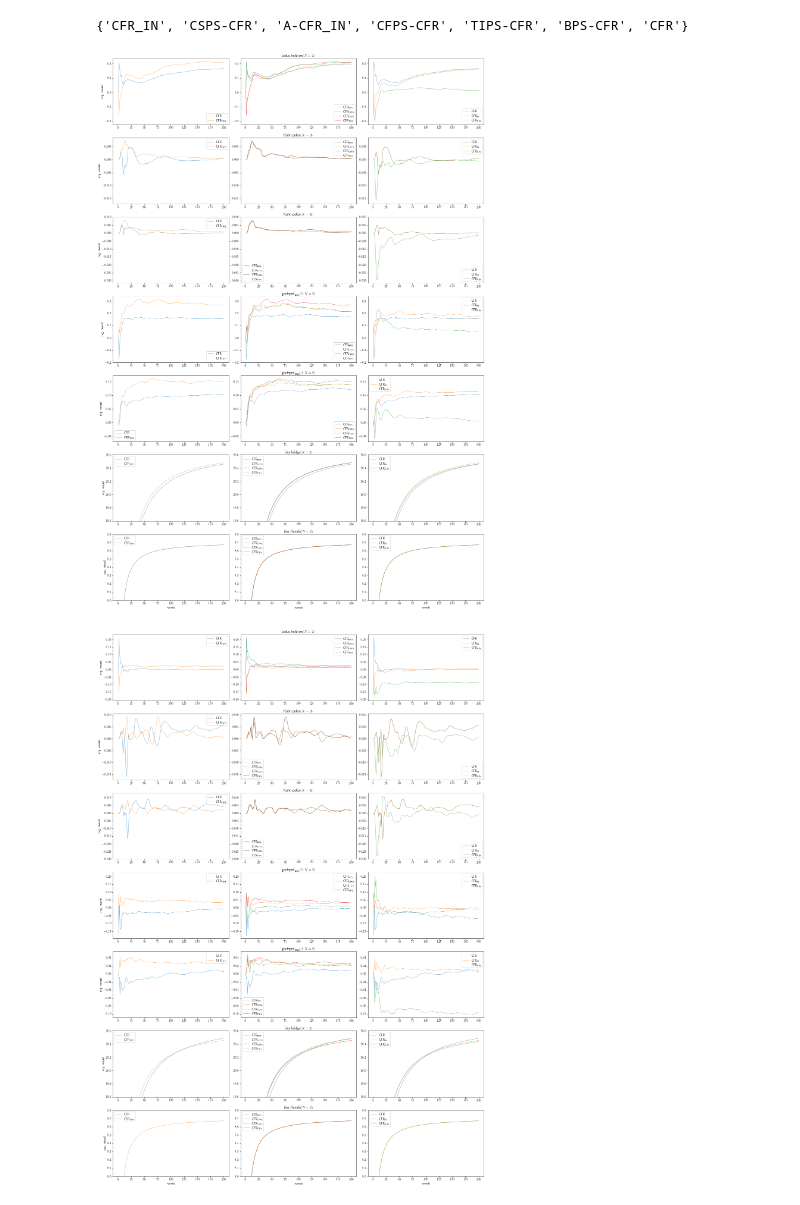
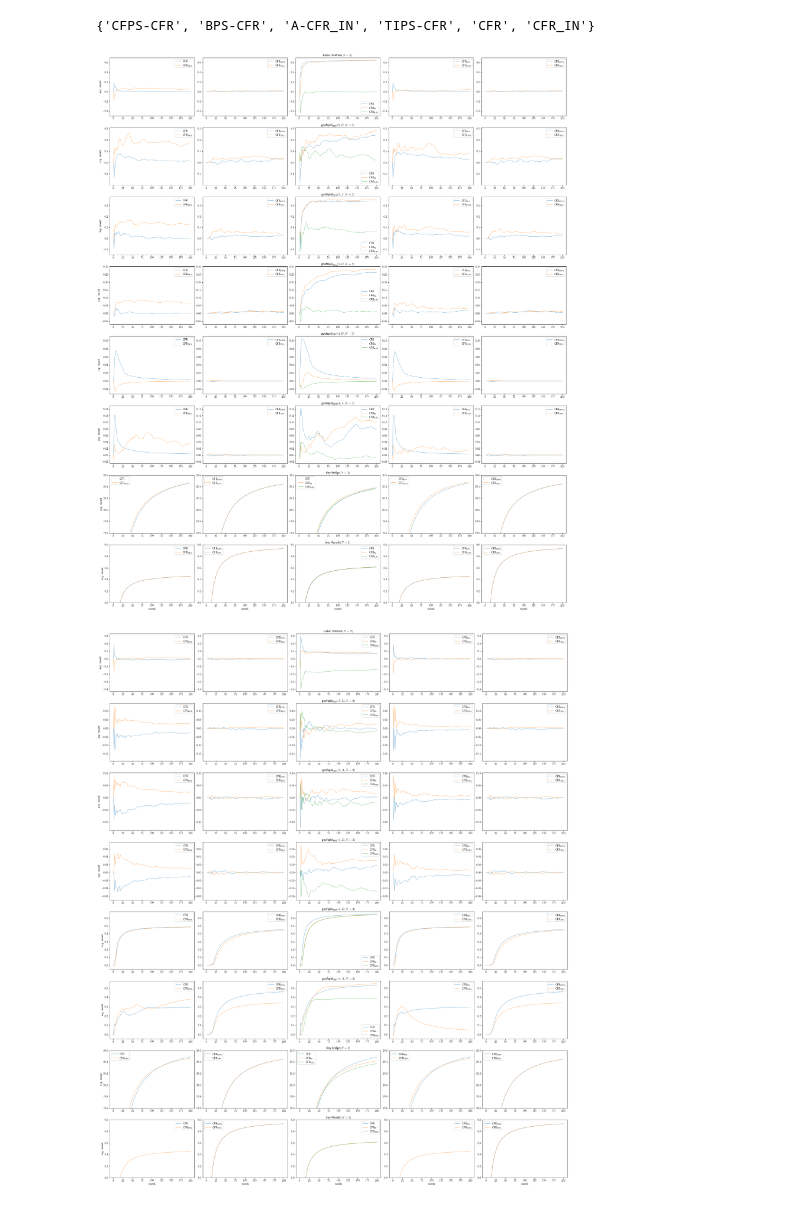
Before and after one commit to dmorrill10/hr_edl_experiments, a Jupyter notebook: mal_cfr_data.ipynb, the cells around one changed output. Drawn from its saved outputs; the diff is of its cells as text; code cells hidden in the pictures.

```diff
--- a/mal_cfr_data.ipynb
+++ b/mal_cfr_data.ipynb
@@ -30,21 +30,24 @@ data.data
 # %%
 alg_comparisons = (
-    ('CFR', 'TIPS-CFR'),  # Vanilla vs. largest extension
-    ("BPS-CFR", "TIPS-CFR", "CSPS-CFR", "CFPS-CFR"),  # RLA extensions
-    ('CFR', 'A-CFR_IN', 'CFR_IN'),  # HSR extensions
+    ('CFR', 'TIPS-CFR'),  # Level 1 vs. level 3
+    ("CFPS-CFR", "TIPS-CFR"),  # Level 2 vs. level 3
+    ('CFR', 'A-CFR_IN', 'CFR_IN'),  # Level 1 algorithms
+    ("BPS-CFR", "CFPS-CFR"),  # Level 2 algorithms
+    ("CFPS-CFR", "TIPS-CFR"),  # Level 3 algorithms
 )
-col_algs = set()
+all_algs = set()
 for alg_group in alg_comparisons:
-    col_algs = col_algs.union({alg for alg in alg_group})
-print(col_algs)
+    all_algs = all_algs.union({alg for alg in alg_group})
+print(all_algs)
 learning_curve_query_string = 'game_tag == "{game}" & mode == "{mode}"\
     & col_alg == {col_algs}\
     & row_alg == {algs}'
 
-data.data = data.data.query(f'col_alg == {list(col_algs)} & row_alg == {list(col_algs)}')
+data.data = data.data.query(f'col_alg == {list(all_algs)} & row_alg == {list(all_algs)}')
+
 ylim_by_game = {
     'tiny_bridge': (19.6, 20.6),
-    'tiny_hanabi': (8, 8.8),
+    'tiny_hanabi': (8, 9),
 }
 
 def sharex_and_y_in_row(axes_list):
@@ -52,55 +55,61 @@ def sharex_and_y_in_row(axes_list):
         axes_list[j - 1].sharex(ax)
         axes_list[j - 1].sharey(ax)
 # %% [output]
-{'CFR_IN', 'CSPS-CFR', 'A-CFR_IN', 'CFPS-CFR', 'TIPS-CFR', 'BPS-CFR', 'CFR'}
+{'CFPS-CFR', 'BPS-CFR', 'A-CFR_IN', 'TIPS-CFR', 'CFR', 'CFR_IN'}
+# %%
+def learning_curve_data(df):
+    df = df.pivot(index=['col_alg', 'row_alg'], columns='t', values='value')
+    df = df.cumsum(axis=1)
+    return (df.mean(level=1) / (df.columns.to_numpy() + 1)).T.sort_index(axis=1, key=mcd_tournament.alg_sort_keys)
 # %%
 fig, axes_list = plt.subplots(
     len(data.games()),
     len(alg_comparisons),
     squeeze=False,
 #     sharex=True,
 #     sharey=False,
-    figsize=(6 * len(alg_comparisons), 3.7 * len(data.games())),
+    figsize=(5 * len(alg_comparisons), 3.7 * len(data.games())),
 #     gridspec_kw={'width_ratios': [0.25, 1, 1]}
 )
 for i, game_tag in enumerate(sorted(data.games(), key=mcd_tournament.game_sort_key)):
     sharex_and_y_in_row(axes_list[i, :])
     for j, alg_group in enumerate(alg_comparisons):
         ax = axes_list[i, j]
-        df = data.data.query(
-            learning_curve_query_string.format(game=game_tag, mode='fixed', algs=alg_group, col_algs=list(col_algs))
-        ).pivot(
-            index='col_alg', columns=['t', 'row_alg'], values='value').mean().unstack()
-        df = df.cumsum()
-        _df = df.sort_index(axis=1, key=mcd_tournament.alg_sort_keys).div(
-            df.index.to_series() + 1.0, 0
-        )
-        for alg in sorted(df.columns, key=mcd_tournament.alg_sort_key):
+        _df = learning_curve_data(
+            data.data.query(
+                learning_curve_query_string.format(
+                    game=game_tag,
+                    mode='fixed',
+                    algs=alg_group,
+                    col_algs=alg_group)
+    #                 col_algs=list(all_algs))
+            ))
+        for alg in _df.columns:
             ax.plot(
                 _df.index.to_numpy() + 1.0,
                 _df[alg],
                 lw=1,
                 alpha=0.6,
                 label=mcd_tournament.alg_label(alg)
             )
         ax.legend()
         if game_tag in ylim_by_game:
             ax.set_ylim(ylim_by_game[game_tag])
     axes_list[i, 0].set_ylabel('avg. reward')
-    axes_list[i, 1].set_title(mcd_tournament.game_label(game_tag))
+    axes_list[i, 2].set_title(mcd_tournament.game_label(game_tag))
 for ax in axes_list[-1, :]:
     ax.set_xlabel('rounds')
 plt.tight_layout(pad=0)
 plt.subplots_adjust(wspace=0.1, hspace=0.2)
-plt.savefig('results/learning_curves.fixed.oct10_2020.pdf')
+# plt.savefig('results/learning_curves.fixed.oct10_2020.pdf')
 # %% [output]
-[figure, old version]
+[figure, new version]
 # %%
 fig, axes_list = plt.subplots(
     len(data.games()),
     len(alg_comparisons),
     squeeze=False,
-    figsize=(6 * len(alg_comparisons), 3.7 * len(data.games())),
+    figsize=(5 * len(alg_comparisons), 3.7 * len(data.games())),
 #     gridspec_kw={'width_ratios': [0.25, 1, 1]}
 )
 
@@ -108,15 +117,16 @@ for i, game_tag in enumerate(sorted(data.games(), key=mcd_tournament.game_sort_k
     sharex_and_y_in_row(axes_list[i, :])
     for j, alg_group in enumerate(alg_comparisons):
         ax = axes_list[i, j]
-        df = data.data.query(
-            learning_curve_query_string.format(game=game_tag, mode='sim', algs=alg_group, col_algs=list(col_algs))
-        ).pivot(
-            index='col_alg', columns=['t', 'row_alg'], values='value').mean().unstack()
-        df = df.cumsum()
-        _df = df.sort_index(axis=1, key=mcd_tournament.alg_sort_keys).div(
-            df.index.to_series() + 1.0, 0
-        )
-        for alg in sorted(df.columns, key=mcd_tournament.alg_sort_key):
+        _df = learning_curve_data(
+            data.data.query(
+                learning_curve_query_string.format(
+                    game=game_tag,
+                    mode='sim',
+                    algs=alg_group,
+                    col_algs=alg_group)
+    #                 col_algs=list(all_algs))
+            ))
+        for alg in _df.columns:
             ax.plot(
                 _df.index.to_numpy() + 1.0,
                 _df[alg],
@@ -128,14 +138,14 @@ for i, game_tag in enumerate(sorted(data.games(), key=mcd_tournament.game_sort_k
         if game_tag in ylim_by_game:
             ax.set_ylim(ylim_by_game[game_tag])
     axes_list[i, 0].set_ylabel('avg. reward')
-    axes_list[i, 1].set_title(mcd_tournament.game_label(game_tag))
+    axes_list[i, 2].set_title(mcd_tournament.game_label(game_tag))
 for ax in axes_list[-1, :]:
     ax.set_xlabel('rounds')
 plt.tight_layout(pad=0)
 plt.subplots_adjust(wspace=0.1, hspace=0.2)
-plt.savefig('results/learning_curves.sim.oct10_2020.pdf')
+# plt.savefig('results/learning_curves.sim.oct10_2020.pdf')
 # %% [output]
-[figure, old version]
+[figure, new version]
 # %%
 # plt.figure(figsize=(10, 3))
 # mcd_tournament.heatmap(
```
Also changed, not shown: parts of 2 cells of this notebook, 24 other files.
